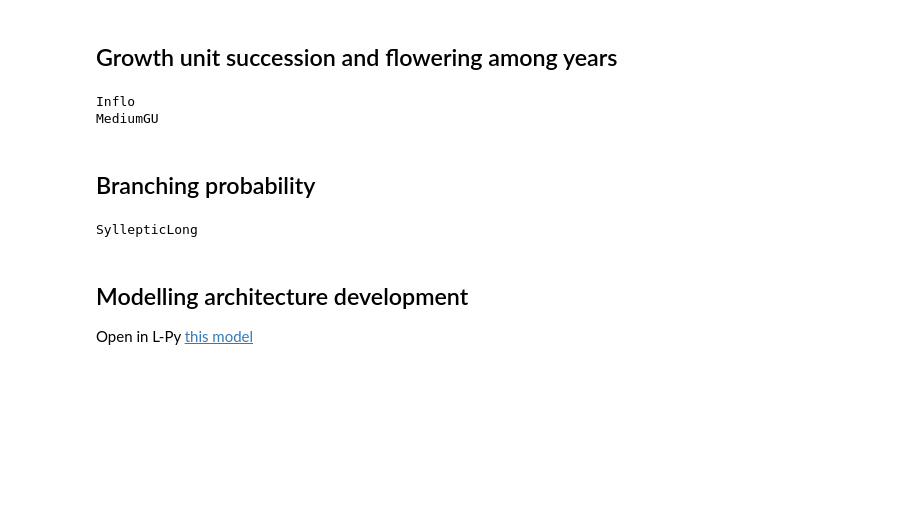
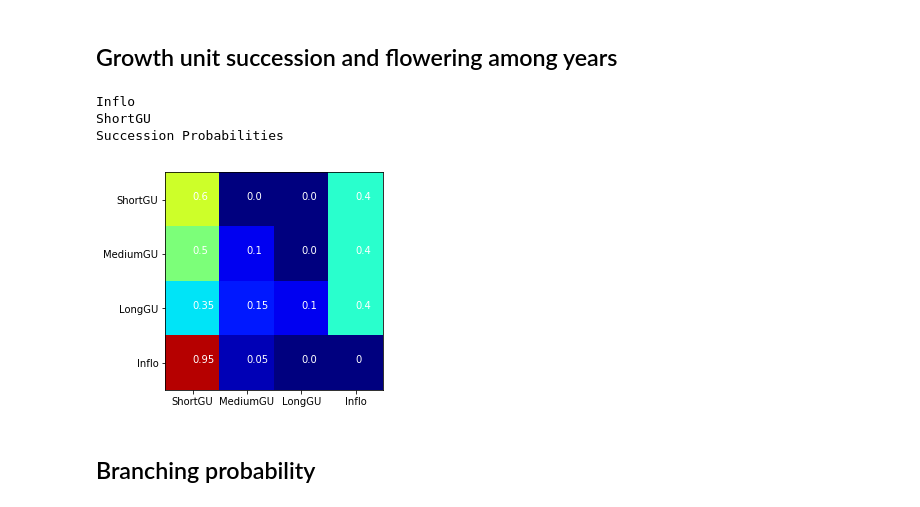
Before and after one commit to openalea-training/agreenium_training_2018, a Jupyter notebook: simulation/Apple Tree Simulation - Architecture.ipynb, the cells around one changed output. Drawn from its saved outputs; the diff is of its cells as text; code cells hidden in the pictures; blank space fills up the shorter version.

```diff
--- a/simulation/Apple Tree Simulation - Architecture.ipynb
+++ b/simulation/Apple Tree Simulation - Architecture.ipynb
@@ -8,10 +17,10 @@ gutypes = enum('ShortGU', 'MediumGU', 'LongGU', 'Inflo', 'TrunkGU', 'Blind', 'Sy
 ## Growth unit succession and flowering among years
 # %%
 sucessiontypes = [ShortGU, MediumGU, LongGU, Inflo]
-successionmatrix = [[0.45, 0.1, 0.05, 0.4],
-                    [0.4, 0.15, 0.05, 0.4],
-                    [0.25, 0.25, 0.1, 0.4],
-                    [0.65, 0.3, 0.05, 0]
+successionmatrix = [[0.6, 0.0, 0.0, 0.4],
+                    [0.5, 0.1, 0.0, 0.4],
+                    [0.35, 0.15, 0.1, 0.4],
+                    [0.95, 0.05, 0.0, 0]
                    ]
 from random import uniform
 from numpy import cumsum
@@ -30,14 +39,26 @@ def succession(gutype):
     if gutype == TrunkGU : return LongGU
     probas = successionmatrix[gutype]
     return sucessiontypes[realization_in_probaranges(probas)]
-# %%
-# Example of Use
-
-print succession(LongGU)
-print succession(Inflo)
-# %% [output]
-Inflo
-MediumGU
+# %%
+# Example of Use
+
+print succession(LongGU)
+print succession(Inflo)
+
+print 'Succession Probabilities'
+
+imshow(successionmatrix, cmap='jet', vmin = 0, vmax = 1)
+xticks(range(4),map(str,sucessiontypes))
+yticks(range(4),map(str,sucessiontypes))
+for i in xrange(4):
+    for j in xrange(4):
+        text(i,j,str(successionmatrix[j][i]), color='w')
+show()
+# %% [output]
+Inflo
+ShortGU
+Succession Probabilities
+[figure, added]
 # %% [markdown]
 ## Branching probability
 # %%
@@ -72,13 +93,3 @@ def branching(gutype, u):
     branchingmatrix = branchingmatrixlong if gutype in [TrunkGU,LongGU] else branchingmatrixmedium
     probas = branchingmatrix[int(i)]
     return lateraltypes[realization_in_probaranges(probas)]
-# %%
-# Example of Use
-
-print branching(LongGU, 0.5)
-# %% [output]
-SyllepticLong
-# %% [markdown]
-## Modelling architecture development
-
-Open in L-Py [this model](./architecture.lpy)
```
Also changed, not shown: parts of 6 cells of this notebook, 29 other files.
